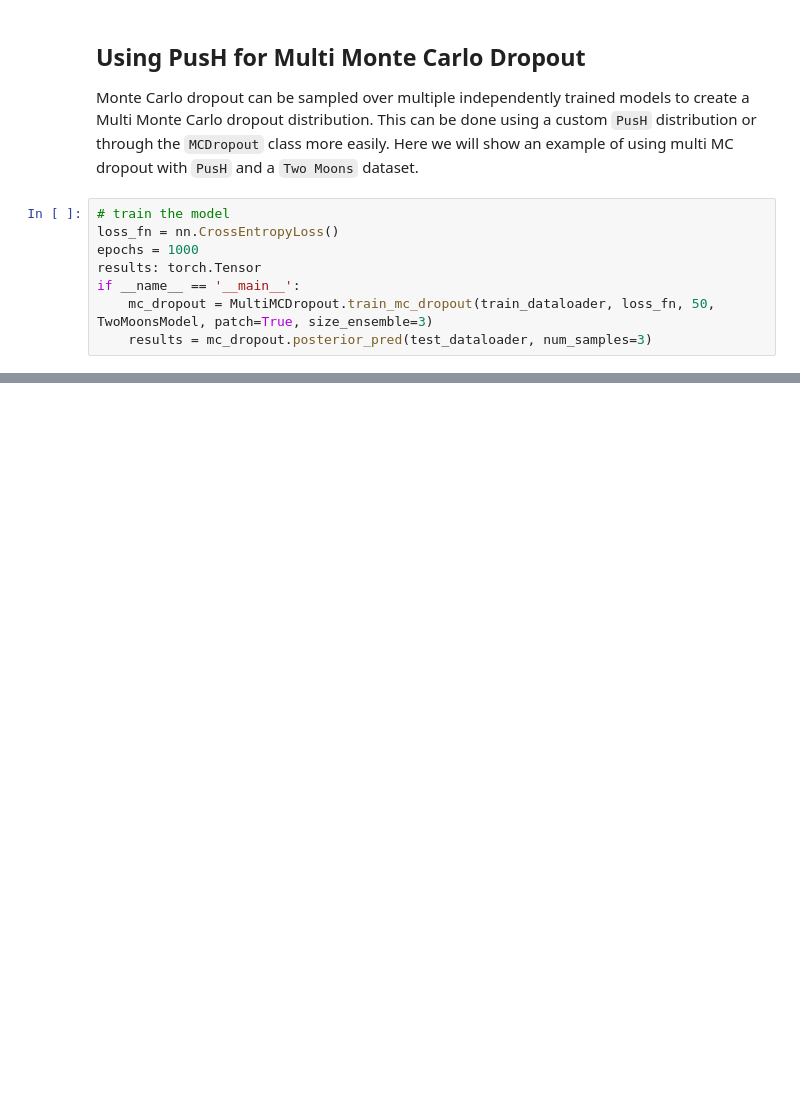
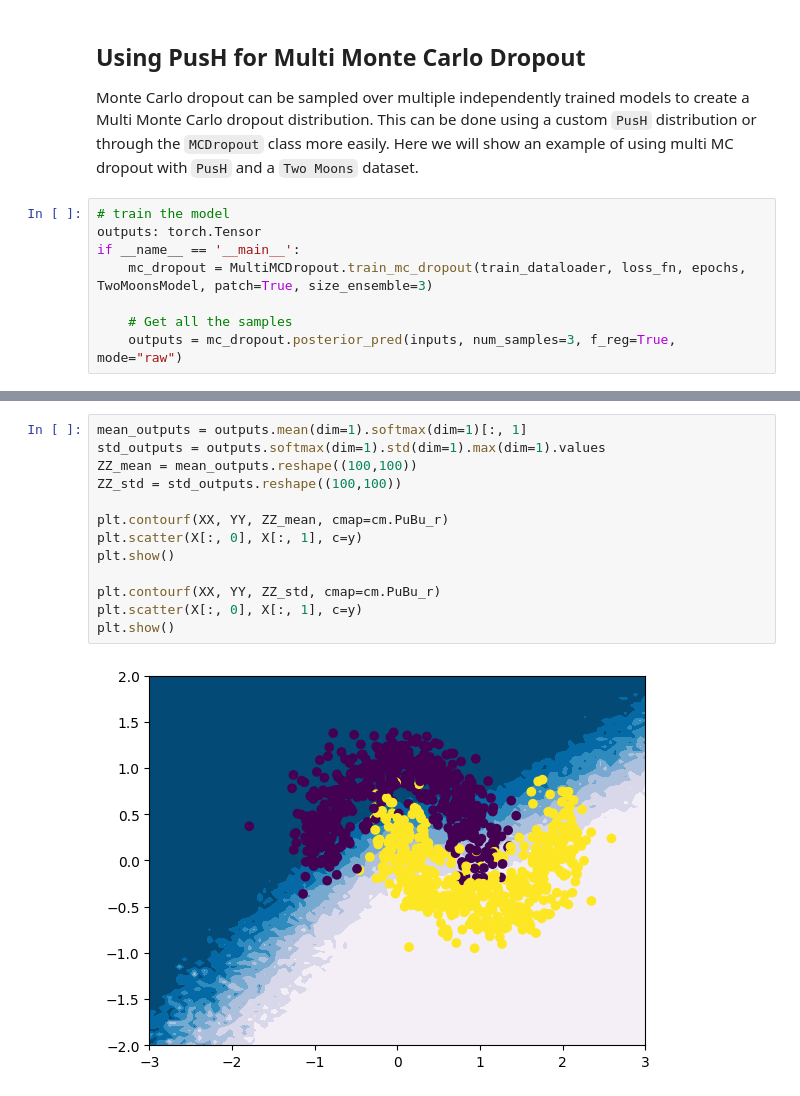
Before and after one commit to lbai-lab/push, a Jupyter notebook: docs/source/tutorials/01_Bayesian_Deep_Learning/MCDROPOUT.ipynb, the cells around one changed output, grey strips where cells are left out. Saved outputs shown, nothing was run; the diff lists cells and outputs as text; blank space fills up the shorter version.

```diff
--- a/docs/source/tutorials/01_Bayesian_Deep_Learning/MCDROPOUT.ipynb
+++ b/docs/source/tutorials/01_Bayesian_Deep_Learning/MCDROPOUT.ipynb
@@ -189,9 +173,9 @@ As we can see from the above, the decision line is largely the same if noisier,
 Monte Carlo dropout can be sampled over multiple independently trained models to create a Multi Monte Carlo dropout distribution. This can be done using a custom `PusH` distribution or through the `MCDropout` class more easily. Here we will show an example of using multi MC dropout with `PusH` and a `Two Moons` dataset.
 # %%
 # train the model
-loss_fn = nn.CrossEntropyLoss()
-epochs = 1000
-results: torch.Tensor
+outputs: torch.Tensor
 if __name__ == '__main__':
-    mc_dropout = MultiMCDropout.train_mc_dropout(train_dataloader, loss_fn, 50, TwoMoonsModel, patch=True, size_ensemble=3)
-    results = mc_dropout.posterior_pred(test_dataloader, num_samples=3)
+    mc_dropout = MultiMCDropout.train_mc_dropout(train_dataloader, loss_fn, epochs, TwoMoonsModel, patch=True, size_ensemble=3)
+
+    # Get all the samples
+    outputs = mc_dropout.posterior_pred(inputs, num_samples=3, f_reg=True, mode="raw")
@@ -197,0 +193,15 @@ if __name__ == '__main__':
+# %%
+mean_outputs = outputs.mean(dim=1).softmax(dim=1)[:, 1]
+std_outputs = outputs.softmax(dim=1).std(dim=1).max(dim=1).values
+ZZ_mean = mean_outputs.reshape((100,100))
+ZZ_std = std_outputs.reshape((100,100))
+
+plt.contourf(XX, YY, ZZ_mean, cmap=cm.PuBu_r)
+plt.scatter(X[:, 0], X[:, 1], c=y)
+plt.show()
+
+plt.contourf(XX, YY, ZZ_std, cmap=cm.PuBu_r)
+plt.scatter(X[:, 0], X[:, 1], c=y)
+plt.show()
+# %% [output]
+[figure, added]
```
Also changed, not shown: parts of 8 cells of this notebook.
